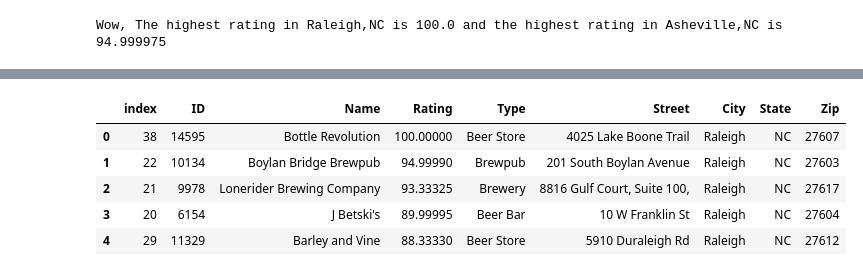
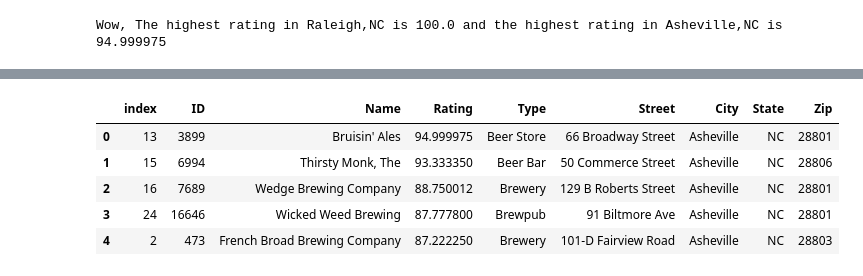
Before and after one commit to adammalynn/Incredible6, a Jupyter notebook: BeerMapping.ipynb, the cells around one changed output, grey strips where cells are left out. Saved outputs shown, nothing was run; the diff lists cells and outputs as text; code cells hidden in the pictures.

```diff
--- a/BeerMapping.ipynb
+++ b/BeerMapping.ipynb
@@ -178,14 +178,14 @@ City2UnratedPlaces.head()
 # %%
 BestRatedCity1 = City1_df.sort_values(["Rating"], ascending = False)
 BestRatedCity1.reset_index(inplace=True)
 BestRatedCity1.head()
-# BestRatedCity2 = City2_df.sort_values(["Rating"], ascending = False)
-# BestRatedCity2.reset_index(inplace=True)
-# BestRatedCity2.head()
+BestRatedCity2 = City2_df.sort_values(["Rating"], ascending = False)
+BestRatedCity2.reset_index(inplace=True)
+BestRatedCity2.head()
 # %% [output]
 |  | index | ID | Name | Rating | Type | Street | City | State | Zip |
-| 0 | 38 | 14595 | Bottle Revolution | 100.00000 | Beer Store | 4025 Lake Boone Trail | Raleigh | NC | 27607 |
-| 1 | 22 | 10134 | Boylan Bridge Brewpub | 94.99990 | Brewpub | 201 South Boylan Avenue | Raleigh | NC | 27603 |
-| 2 | 21 | 9978 | Lonerider Brewing Company | 93.33325 | Brewery | 8816 Gulf Court, Suite 100, | Raleigh | NC | 27617 |
-| 3 | 20 | 6154 | J Betski's | 89.99995 | Beer Bar | 10 W Franklin St | Raleigh | NC | 27604 |
-| 4 | 29 | 11329 | Barley and Vine | 88.33330 | Beer Store | 5910 Duraleigh Rd | Raleigh | NC | 27612 |
+| 0 | 13 | 3899 | Bruisin' Ales | 94.999975 | Beer Store | 66 Broadway Street | Asheville | NC | 28801 |
+| 1 | 15 | 6994 | Thirsty Monk, The | 93.333350 | Beer Bar | 50 Commerce Street | Asheville | NC | 28806 |
+| 2 | 16 | 7689 | Wedge Brewing Company | 88.750012 | Brewery | 129 B Roberts Street | Asheville | NC | 28801 |
+| 3 | 24 | 16646 | Wicked Weed Brewing | 87.777800 | Brewpub | 91 Biltmore Ave | Asheville | NC | 28801 |
+| 4 | 2 | 473 | French Broad Brewing Company | 87.222250 | Brewery | 101-D Fairview Road | Asheville | NC | 28803 |
```
Also changed, not shown: parts of 3 cells of this notebook.
